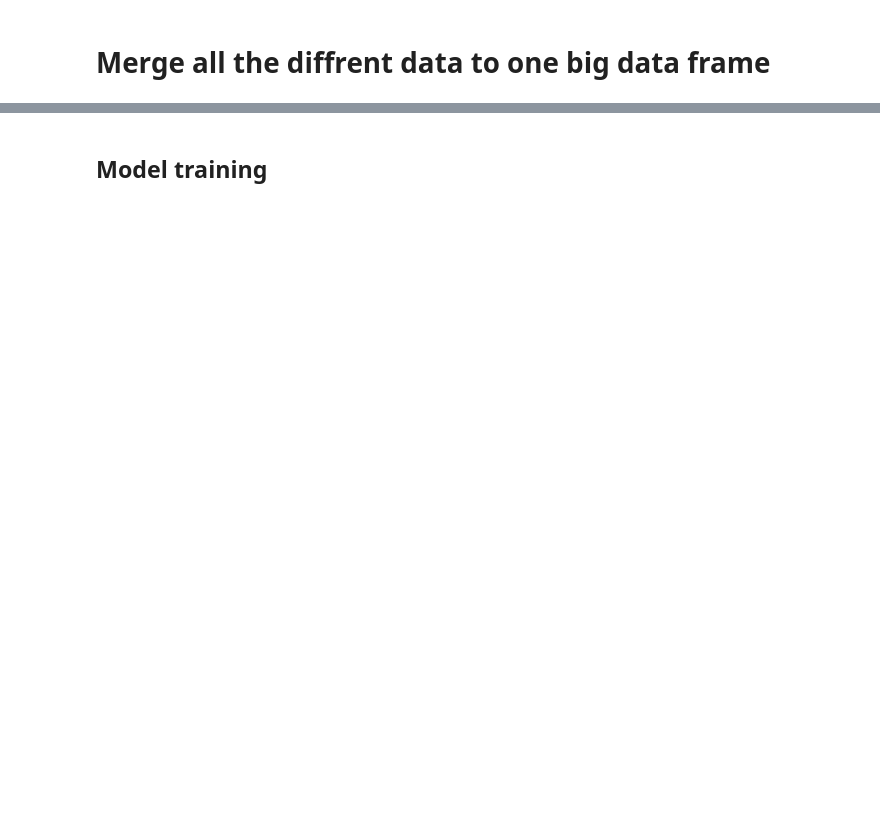
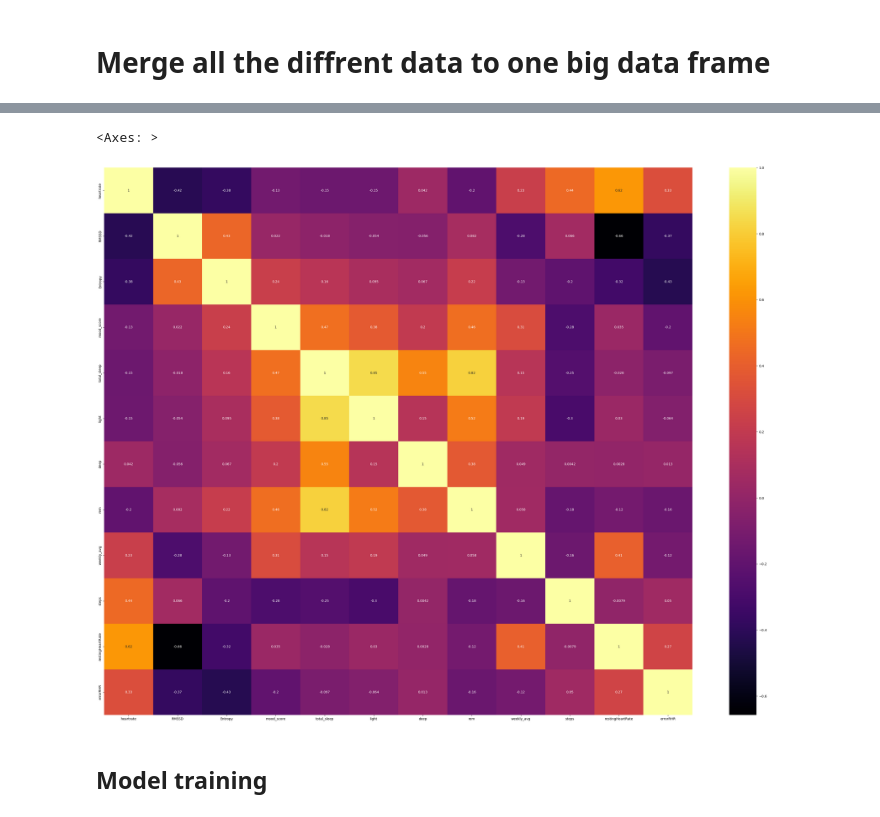
Before and after one commit to xanderaerts/ProjectLabProject, a Jupyter notebook: Merge_All_Data.ipynb, the cells around one changed output, grey strips where cells are left out. Saved outputs shown, nothing was run; the diff lists cells and outputs as text; code cells hidden in the pictures; blank space fills up the shorter version.

```diff
--- a/Merge_All_Data.ipynb
+++ b/Merge_All_Data.ipynb
@@ -56,3 +82,9 @@ merged.isna().describe()
+# %%
+plt.figure(figsize=(40,30))
+sns.heatmap(merged.corr(),cmap='inferno',annot=True)
+# %% [output]
+<Axes: >
+[figure, added]
 # %% [markdown]
 
 ## Model training
```
Also changed, not shown: parts of 9 cells of this notebook.
